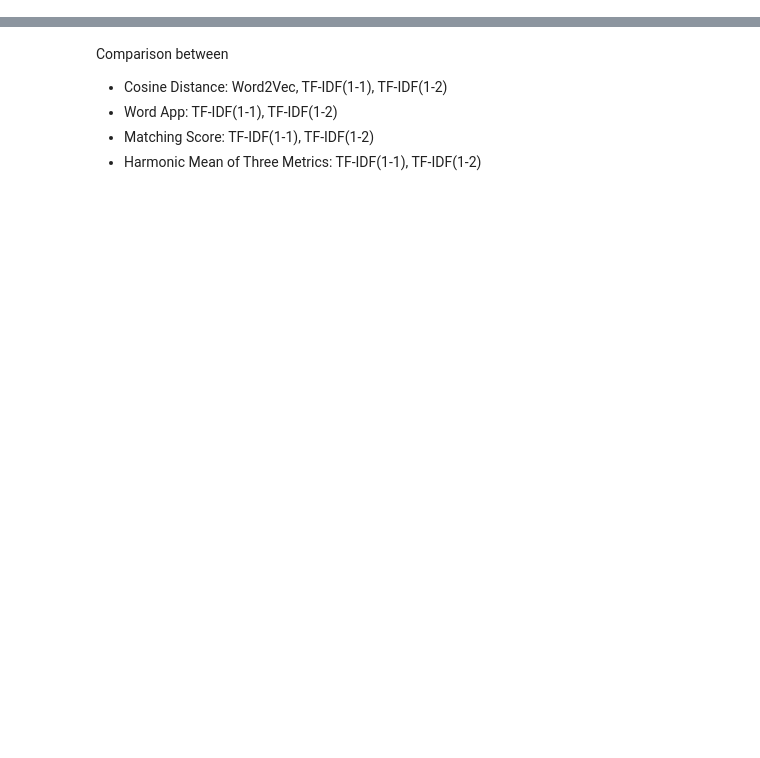
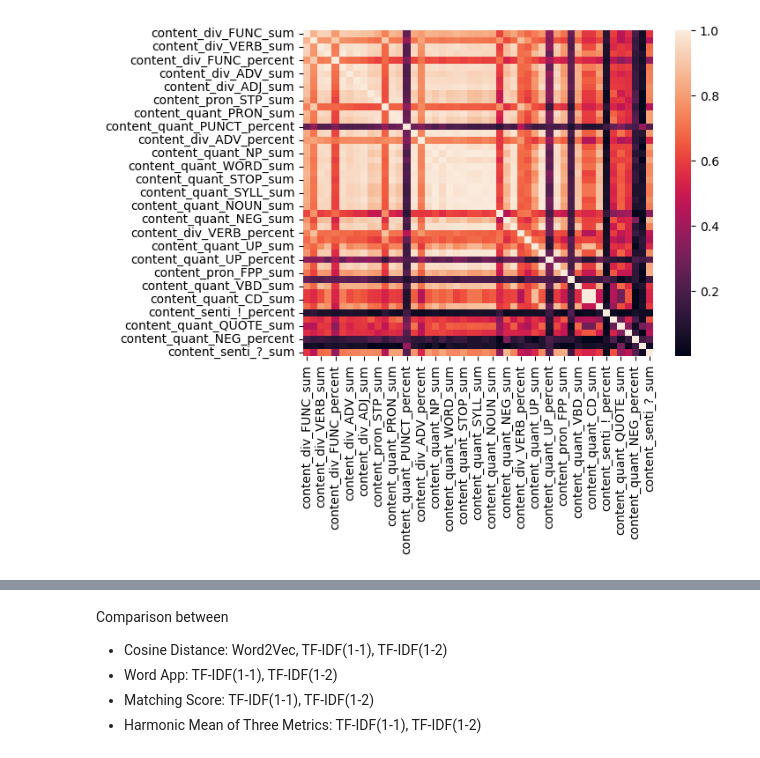
Before and after one commit to dukeraphaelng/ducknewsreporter, a Jupyter notebook: src/EDA.ipynb, the cells around one changed output, grey strips where cells are left out. Cells and saved outputs as stored; diff of their text form; code cells hidden in the pictures; blank space fills up the shorter version.

```diff
--- a/src/EDA.ipynb
+++ b/src/EDA.ipynb
@@ -39,0 +99,12 @@ df
+# %%
+# https://lifewithdata.com/2022/03/13/how-to-remove-highly-correlated-features-from-a-dataset/
+# https://www.projectpro.io/recipes/drop-out-highly-correlated-features-in-python
+# create correlation  matrix
+vals = [y[0] for y in filter(lambda x: x[1] < 0.05, p_values_sorted)]
+
+corr_matrx = df[vals].corr().abs()
+
+sns.heatmap(corr_matrx)
+plt.show()
+# %% [output]
+[figure, added]
```
Also changed, not shown: parts of 22 cells of this notebook, 2 other files.
